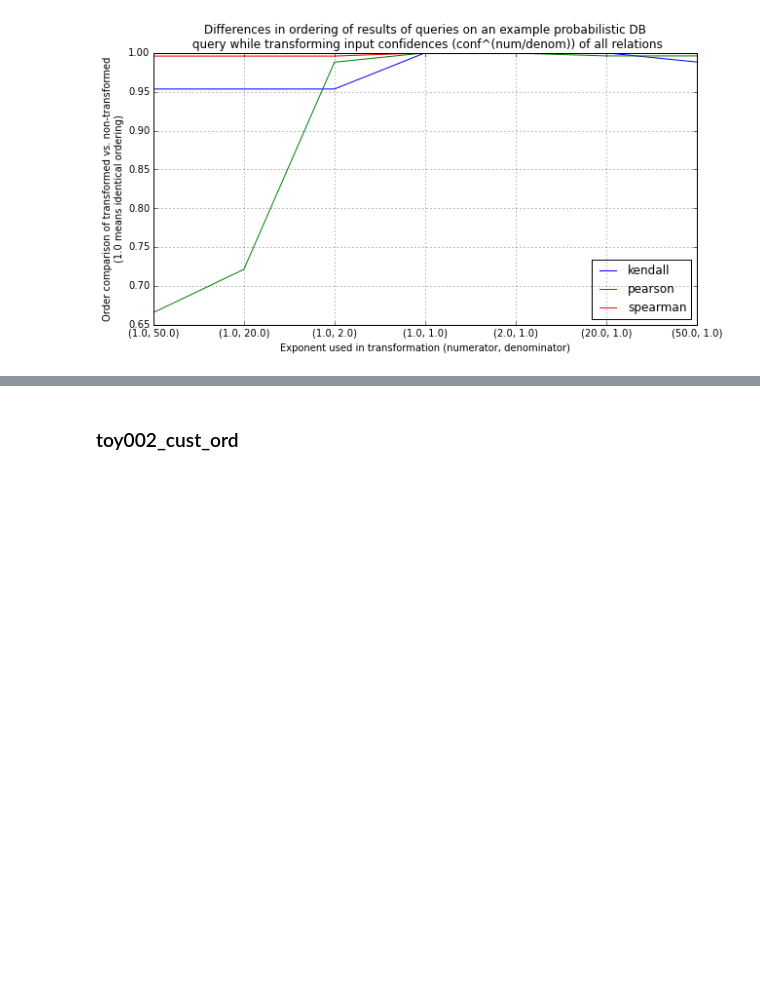
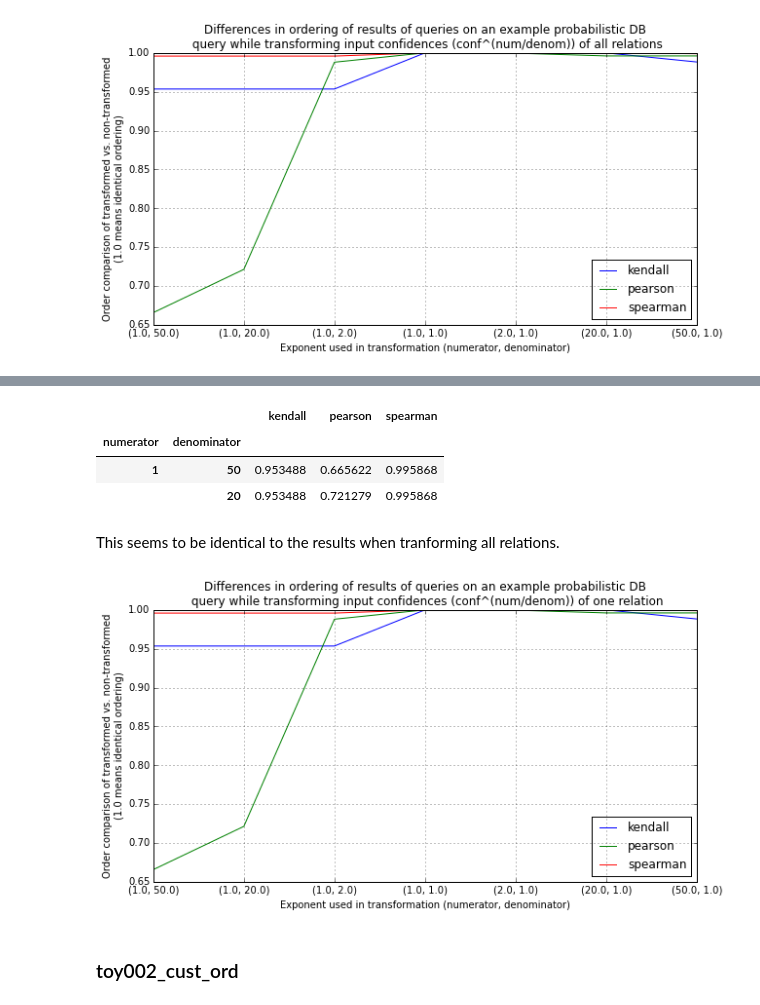
Before and after one commit to alexmemory/PrDBSens, a Jupyter notebook: notes/20150409_ACM_trio.ipynb, the cells around one changed output, grey strips where cells are left out. Drawn from its saved outputs; the diff is of its cells as text; code cells hidden in the pictures; blank space fills up the shorter version.

Commit message:
Toy001 result while tranforming only one relation.

```diff
--- a/notes/20150409_ACM_trio.ipynb
+++ b/notes/20150409_ACM_trio.ipynb
@@ -1310,3 +1328,27 @@ pass
+# %%
+with pd.HDFStore('/home/amemory/Data/prdbsens/pipelines/tpch/pow/1st/q/toy001_reg_nat/qres/cmp/toy001_reg_nat.h5','r') as sto:
+    #print sto
+    k = sto.keys()[0]
+    scr = sto[k]
+    #pprint.pprint(sto.get_storer(k).attrs.info)
+scr.head(2)
+# %% [output]
+|  |  | kendall | pearson | spearman |
+| numerator | denominator |  |  |  |
+| 1 | 50 | 0.953488 | 0.665622 | 0.995868 |
+|  | 20 | 0.953488 | 0.721279 | 0.995868 |
+# %% [markdown]
+This seems to be identical to the results when tranforming all relations.
+# %%
+plt.figure(figsize=(10,5))
+ax = plt.gca()
+scr.plot(ax = ax)
+plt.title('Differences in ordering of results of queries on an example probabilistic DB\n query while transforming input confidences (conf^(num/denom)) of one relation')
+plt.xlabel('Exponent used in transformation (numerator, denominator)')
+plt.ylabel('Order comparison of transformed vs. non-transformed\n(1.0 means identical ordering)')
+pass
+# %% [output]
+[figure, added]
 # %% [markdown]
 ### toy002_cust_ord
 # %% [markdown]
```
Also changed, not shown: parts of 2 cells of this notebook, 1 other file.
